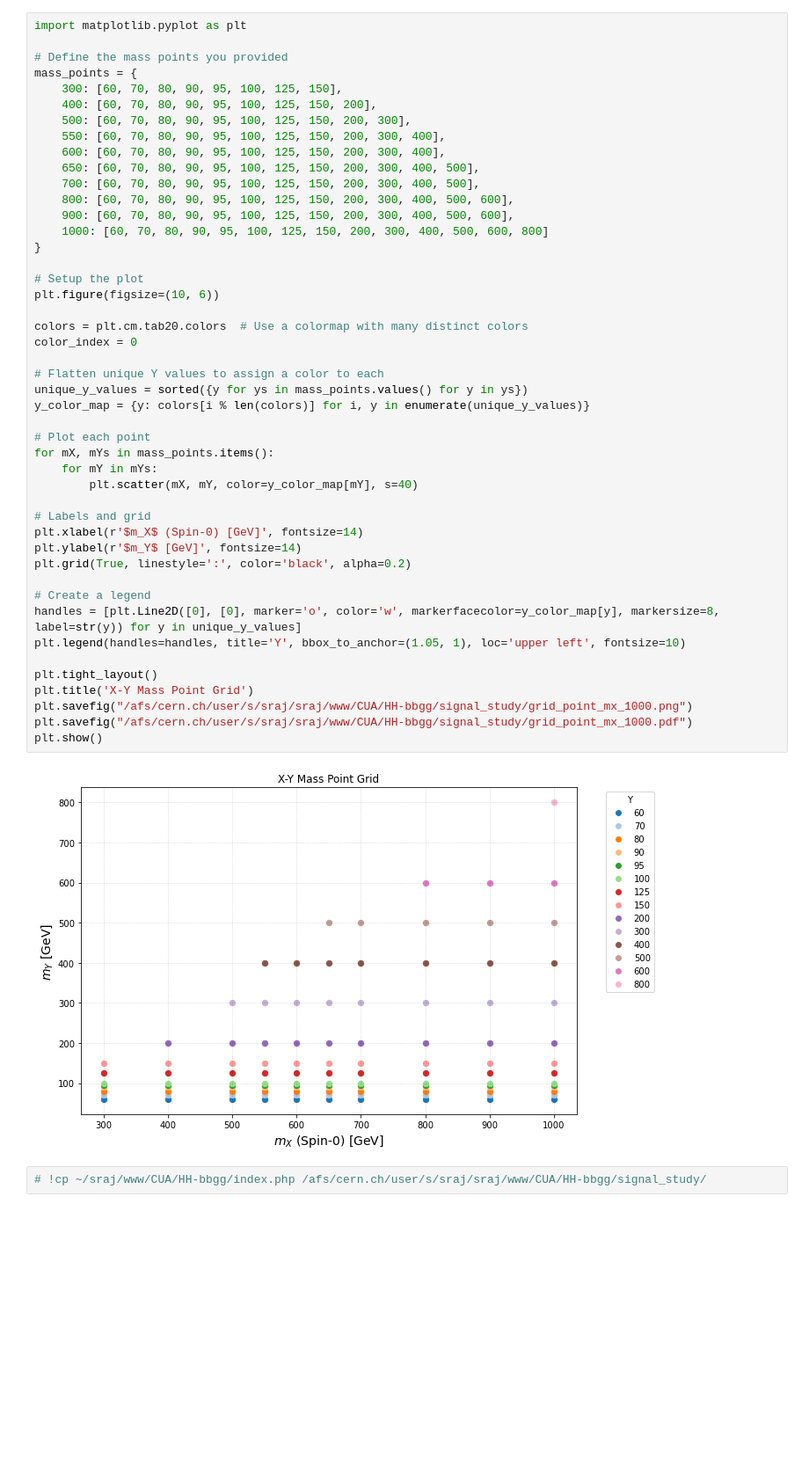
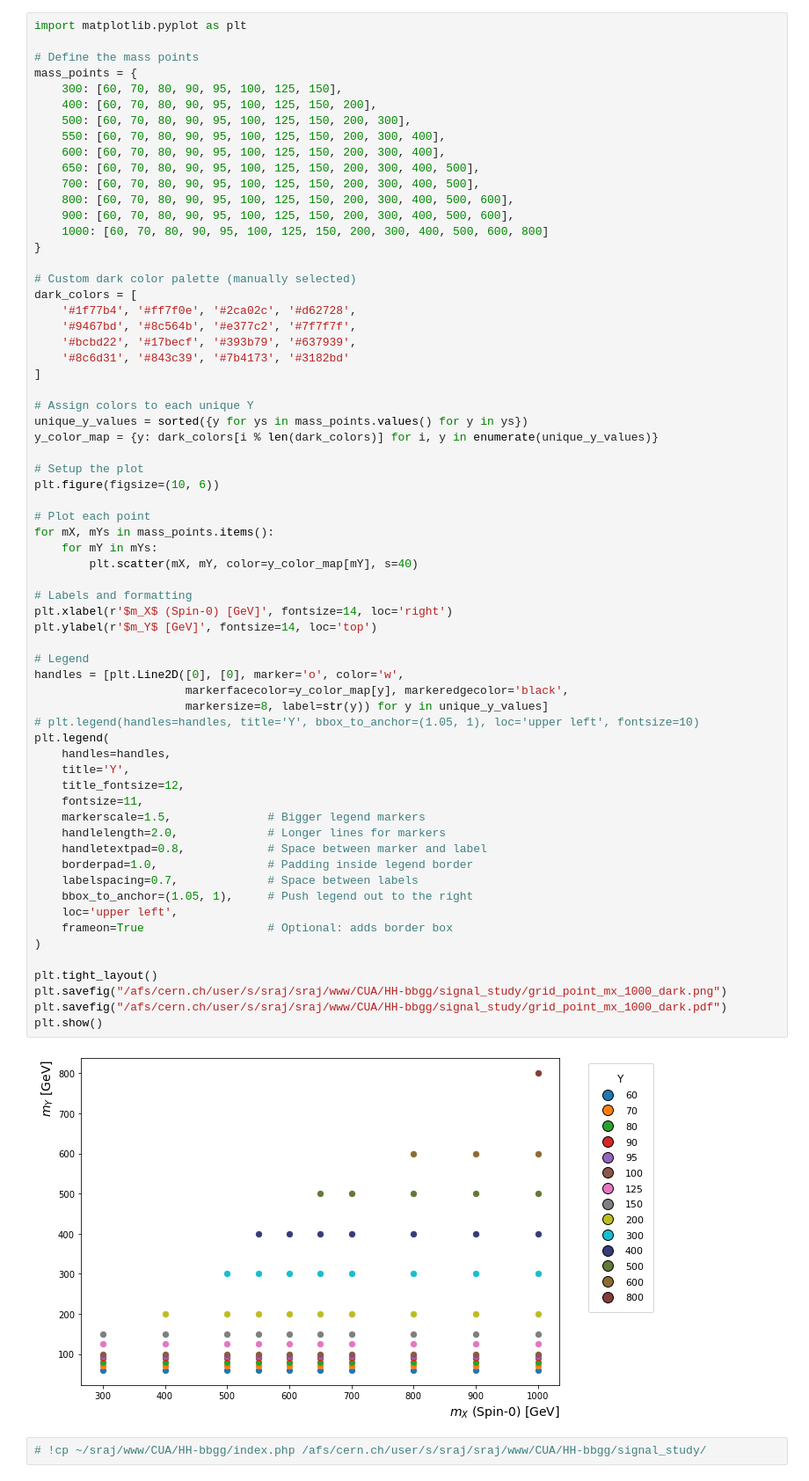
Before and after one commit to tiwariPC/hhbbgg_AwkwardAnalyzer, a Jupyter notebook: signal/signal_plot/mass_grid_points.ipynb, the cells around one changed output. Shown at 88% size. Saved outputs shown, nothing was run; the diff lists cells and outputs as text; blank space fills up the shorter version.

Commit message:
updated mass grid points and plots:

```diff
--- a/signal/signal_plot/mass_grid_points.ipynb
+++ b/signal/signal_plot/mass_grid_points.ipynb
@@ -1,50 +1,69 @@
 # %%
 import matplotlib.pyplot as plt
 
-# Define the mass points you provided
+# Define the mass points
 mass_points = {
     300: [60, 70, 80, 90, 95, 100, 125, 150],
     400: [60, 70, 80, 90, 95, 100, 125, 150, 200],
     500: [60, 70, 80, 90, 95, 100, 125, 150, 200, 300],
     550: [60, 70, 80, 90, 95, 100, 125, 150, 200, 300, 400],
     600: [60, 70, 80, 90, 95, 100, 125, 150, 200, 300, 400],
     650: [60, 70, 80, 90, 95, 100, 125, 150, 200, 300, 400, 500],
     700: [60, 70, 80, 90, 95, 100, 125, 150, 200, 300, 400, 500],
     800: [60, 70, 80, 90, 95, 100, 125, 150, 200, 300, 400, 500, 600],
     900: [60, 70, 80, 90, 95, 100, 125, 150, 200, 300, 400, 500, 600],
     1000: [60, 70, 80, 90, 95, 100, 125, 150, 200, 300, 400, 500, 600, 800]
 }
 
+# Custom dark color palette (manually selected)
+dark_colors = [
+    '#1f77b4', '#ff7f0e', '#2ca02c', '#d62728',
+    '#9467bd', '#8c564b', '#e377c2', '#7f7f7f',
+    '#bcbd22', '#17becf', '#393b79', '#637939',
+    '#8c6d31', '#843c39', '#7b4173', '#3182bd'
+]
+
+# Assign colors to each unique Y
+unique_y_values = sorted({y for ys in mass_points.values() for y in ys})
+y_color_map = {y: dark_colors[i % len(dark_colors)] for i, y in enumerate(unique_y_values)}
+
 # Setup the plot
 plt.figure(figsize=(10, 6))
-
-colors = plt.cm.tab20.colors  # Use a colormap with many distinct colors
-color_index = 0
-
-# Flatten unique Y values to assign a color to each
-unique_y_values = sorted({y for ys in mass_points.values() for y in ys})
-y_color_map = {y: colors[i % len(colors)] for i, y in enumerate(unique_y_values)}
 
 # Plot each point
 for mX, mYs in mass_points.items():
     for mY in mYs:
         plt.scatter(mX, mY, color=y_color_map[mY], s=40)
 
-# Labels and grid
-plt.xlabel(r'$m_X$ (Spin-0) [GeV]', fontsize=14)
-plt.ylabel(r'$m_Y$ [GeV]', fontsize=14)
-plt.grid(True, linestyle=':', color='black', alpha=0.2)
+# Labels and formatting
+plt.xlabel(r'$m_X$ (Spin-0) [GeV]', fontsize=14, loc='right')
+plt.ylabel(r'$m_Y$ [GeV]', fontsize=14, loc='top')
 
-# Create a legend
-handles = [plt.Line2D([0], [0], marker='o', color='w', markerfacecolor=y_color_map[y], markersize=8, label=str(y)) for y in unique_y_values]
-plt.legend(handles=handles, title='Y', bbox_to_anchor=(1.05, 1), loc='upper left', fontsize=10)
+# Legend
+handles = [plt.Line2D([0], [0], marker='o', color='w',
+                      markerfacecolor=y_color_map[y], markeredgecolor='black',
+                      markersize=8, label=str(y)) for y in unique_y_values]
+# plt.legend(handles=handles, title='Y', bbox_to_anchor=(1.05, 1), loc='upper left', fontsize=10)
+plt.legend(
+    handles=handles,
+    title='Y',
+    title_fontsize=12,
+    fontsize=11,
+    markerscale=1.5,              # Bigger legend markers
+    handlelength=2.0,             # Longer lines for markers
+    handletextpad=0.8,            # Space between marker and label
+    borderpad=1.0,                # Padding inside legend border
+    labelspacing=0.7,             # Space between labels
+    bbox_to_anchor=(1.05, 1),     # Push legend out to the right
+    loc='upper left',
+    frameon=True                  # Optional: adds border box
+)
 
 plt.tight_layout()
-plt.title('X-Y Mass Point Grid')
-plt.savefig("/afs/cern.ch/user/s/sraj/sraj/www/CUA/HH-bbgg/signal_study/grid_point_mx_1000.png")
-plt.savefig("/afs/cern.ch/user/s/sraj/sraj/www/CUA/HH-bbgg/signal_study/grid_point_mx_1000.pdf")
+plt.savefig("/afs/cern.ch/user/s/sraj/sraj/www/CUA/HH-bbgg/signal_study/grid_point_mx_1000_dark.png")
+plt.savefig("/afs/cern.ch/user/s/sraj/sraj/www/CUA/HH-bbgg/signal_study/grid_point_mx_1000_dark.pdf")
 plt.show()
 # %% [output]
-[figure, old version]
+[figure, new version]
 # %%
 # !cp ~/sraj/www/CUA/HH-bbgg/index.php /afs/cern.ch/user/s/sraj/sraj/www/CUA/HH-bbgg/signal_study/
```
Also changed, not shown: 1 other file.
